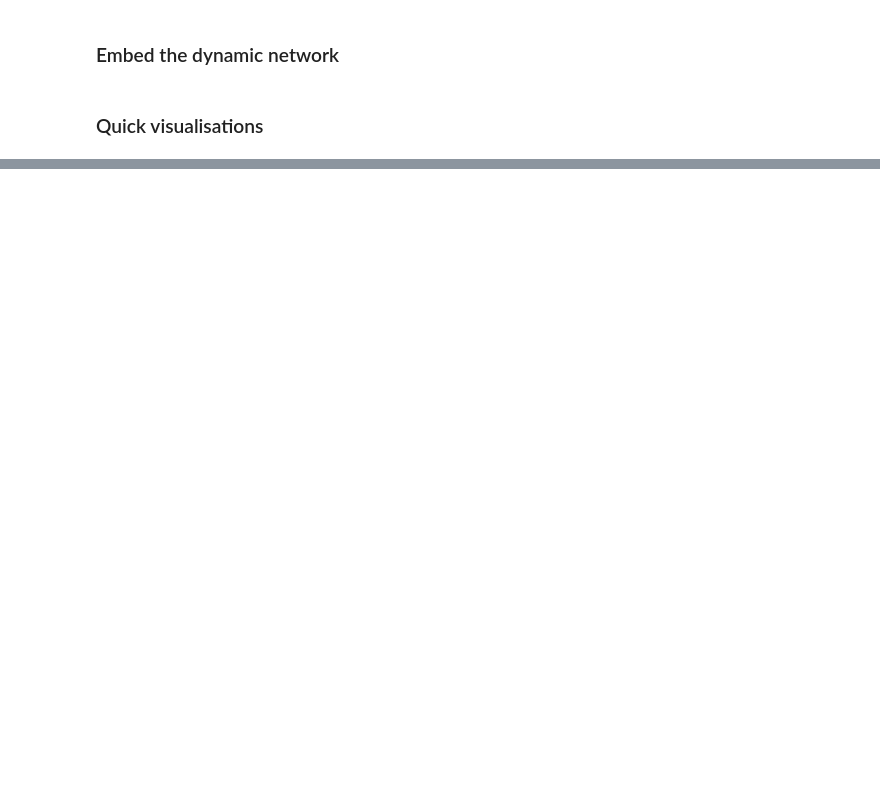
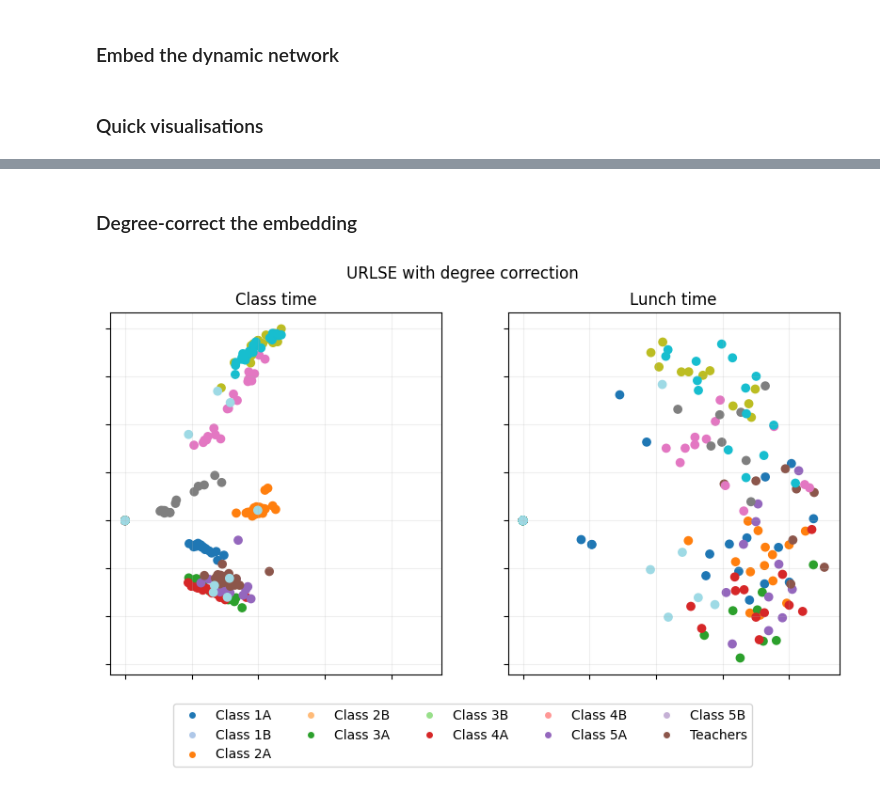
Before and after one commit to pyemb/pyemb, a Jupyter notebook: docs/source/tutorials/Dynamic graph - Lyon school data.ipynb, the cells around one changed output, grey strips where cells are left out. Drawn from its saved outputs; the diff is of its cells as text; code cells hidden in the pictures; blank space fills up the shorter version.

```diff
--- a/docs/source/tutorials/Dynamic graph - Lyon school data.ipynb
+++ b/docs/source/tutorials/Dynamic graph - Lyon school data.ipynb
@@ -108,0 +113,9 @@ fig.legend(handles=handles, loc='lower center', ncol=5, bbox_to_anchor=(0.5, -0.
+# %% [markdown]
+### Degree-correct the embedding
+# %%
+URLSE_emb_dc = eb.tools.degree_correction(URLSE_emb)
+URLSE_fig = plot_embedding_snapshots(URLSE_emb_dc, n, node_labels, points_of_interest, point_labels)
+_ = URLSE_fig.suptitle("URLSE with degree correction")
+school_legend(URLSE_fig)
+# %% [output]
+[figure, added]
```
Also changed, not shown: parts of 11 cells of this notebook, 1 other file.
